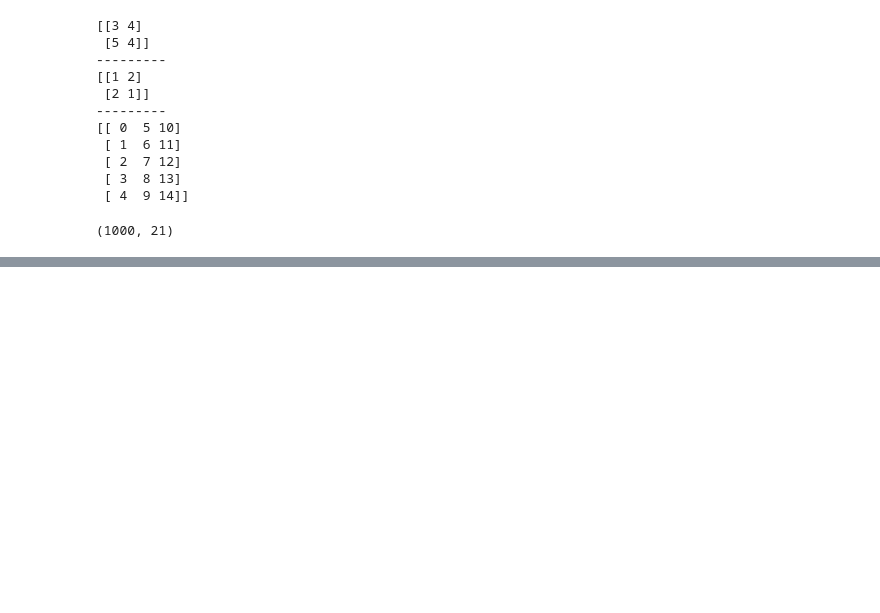
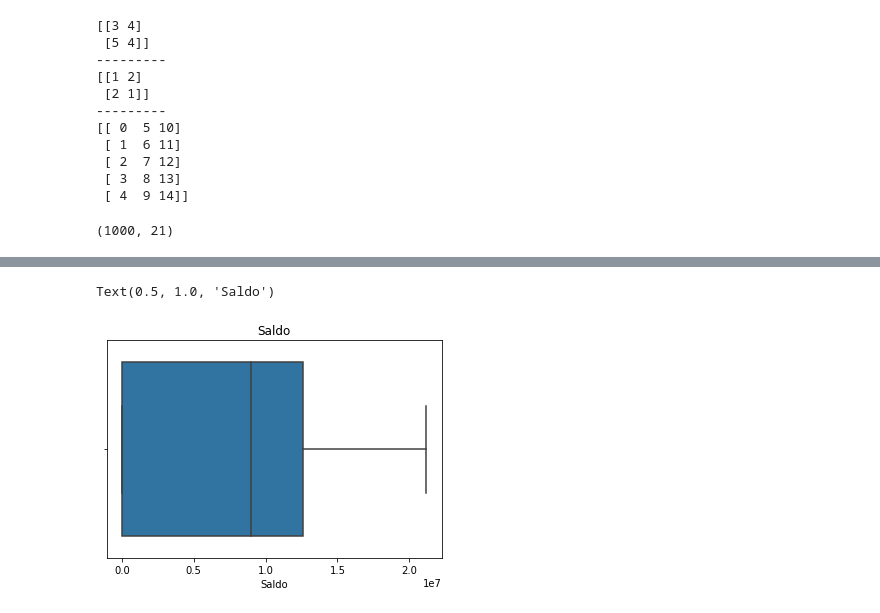
Before and after one commit to WandersonGustavo/Udemy_Data, a Jupyter notebook: Untitled0.ipynb, the cells around one changed output, grey strips where cells are left out. Drawn from its saved outputs; the diff is of its cells as text; code cells hidden in the pictures; blank space fills up the shorter version.

```diff
--- a/Untitled0.ipynb
+++ b/Untitled0.ipynb
@@ -363,0 +395,5 @@ dados.iloc[[0,1,2,3,7],0:5]#pegou linhas 0,1,2,3,7 nas colunas de 0 a4
+# %%
+srn.boxplot(dataset['Saldo']).set_title('Saldo')#Bloxplot do saldo
+# %% [output]
+Text(0.5, 1.0, 'Saldo')
+[figure, added]
```
Also changed, not shown: parts of 35 cells of this notebook.
